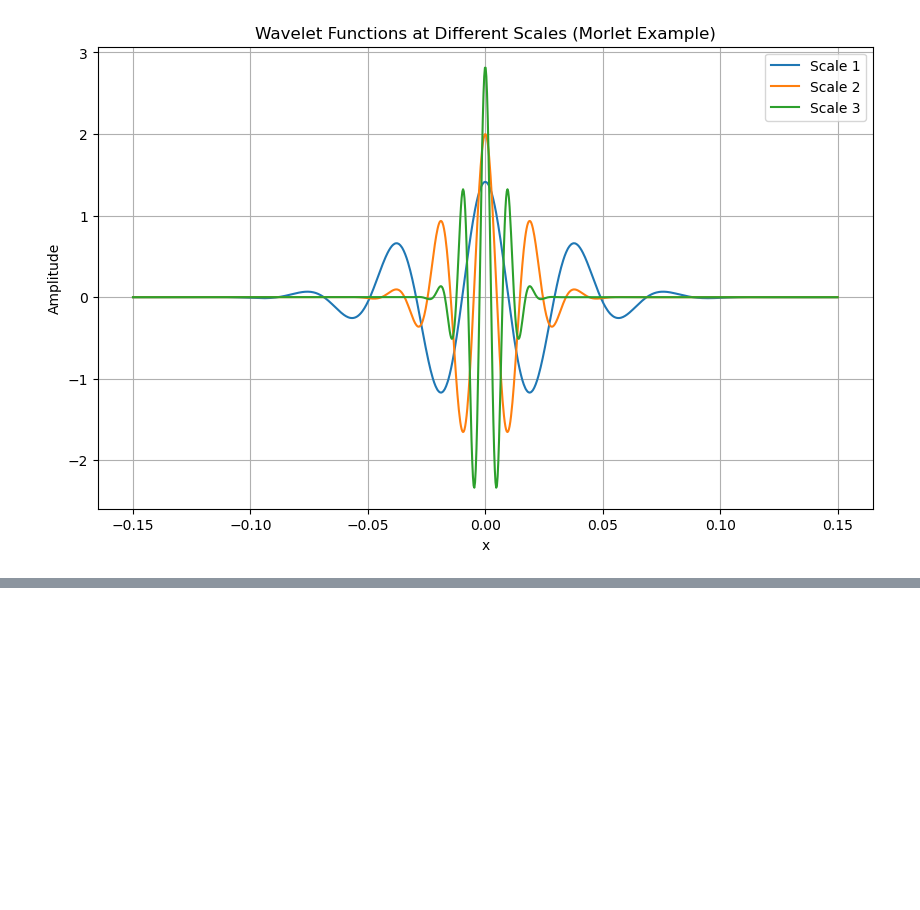
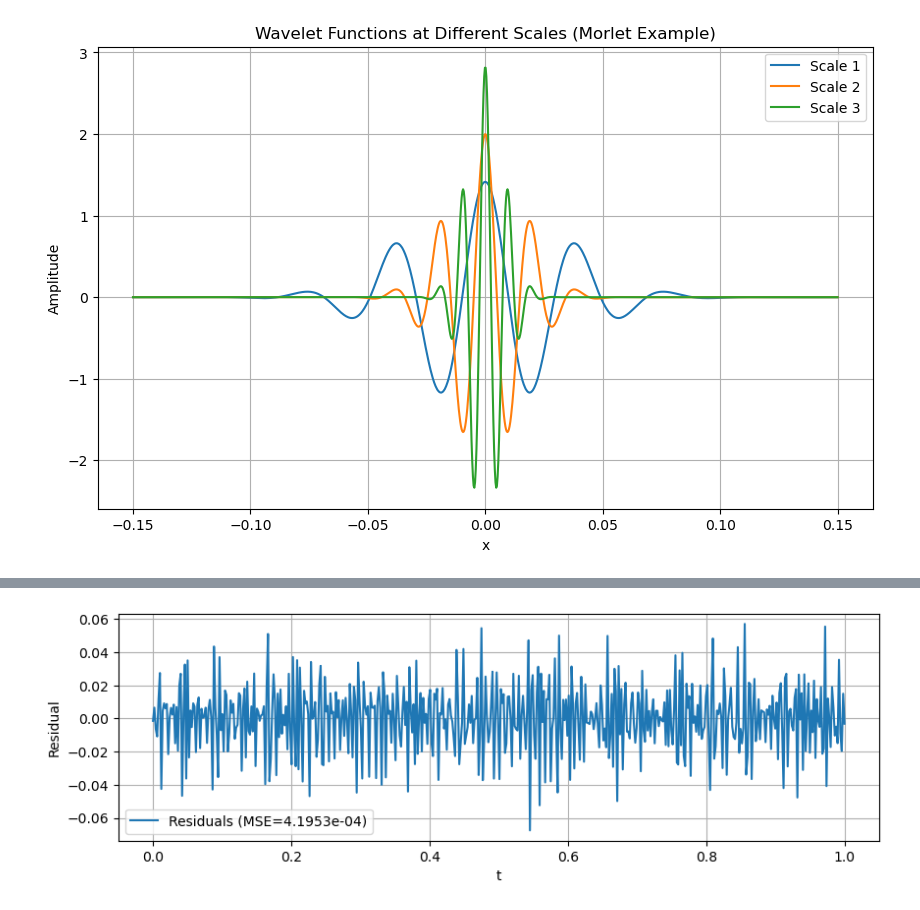
Before and after one commit to Guillaume-melis/Econometrie_S1, a Jupyter notebook: continuous_time_modelling.ipynb, the cells around one changed output, grey strips where cells are left out. Cells and saved outputs as stored; diff of their text form; code cells hidden in the pictures; blank space fills up the shorter version.

```diff
--- a/continuous_time_modelling.ipynb
+++ b/continuous_time_modelling.ipynb
@@ -165,0 +199,4 @@ plt.show()
+# %%
+# Compute residuals and MSE
+residual = W - W_approx
+mse = np.mean(residual**2)
@@ -165,0 +216,10 @@ plt.show()
+# %%
+plt.figure(figsize=(10,3))
+plt.plot(t, residual, label=f'Residuals (MSE={mse:.4e})')
+plt.xlabel('t')
+plt.ylabel('Residual')
+plt.legend()
+plt.grid(True)
+plt.show()
+# %% [output]
+[figure, added]
```
Also changed, not shown: parts of 21 cells of this notebook.
